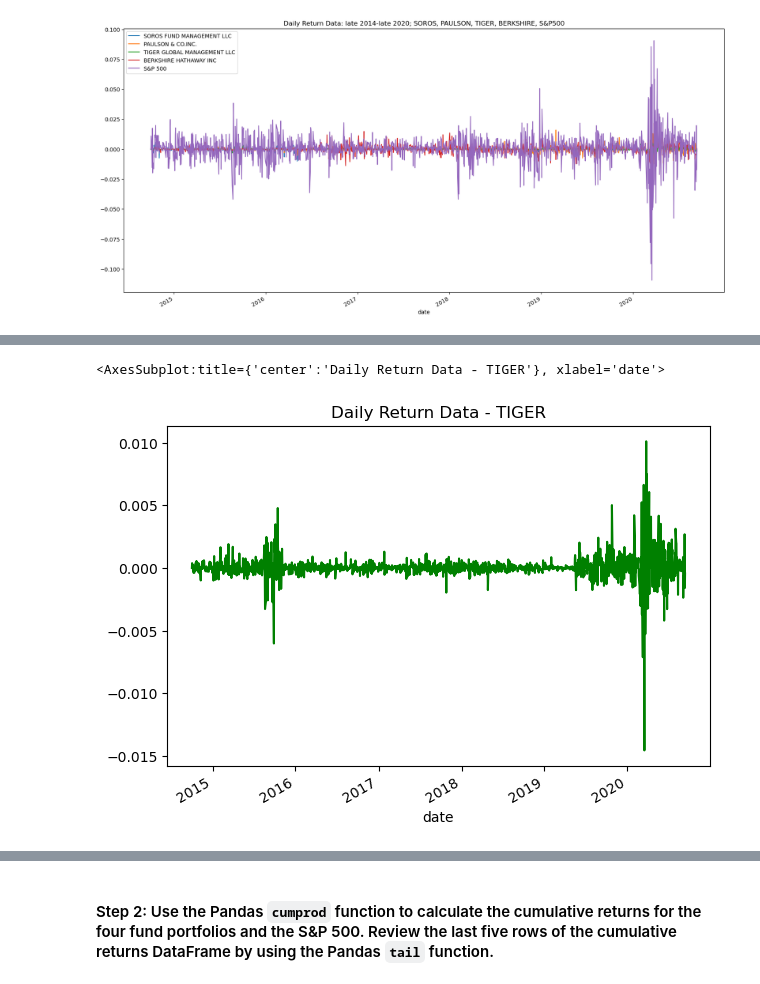
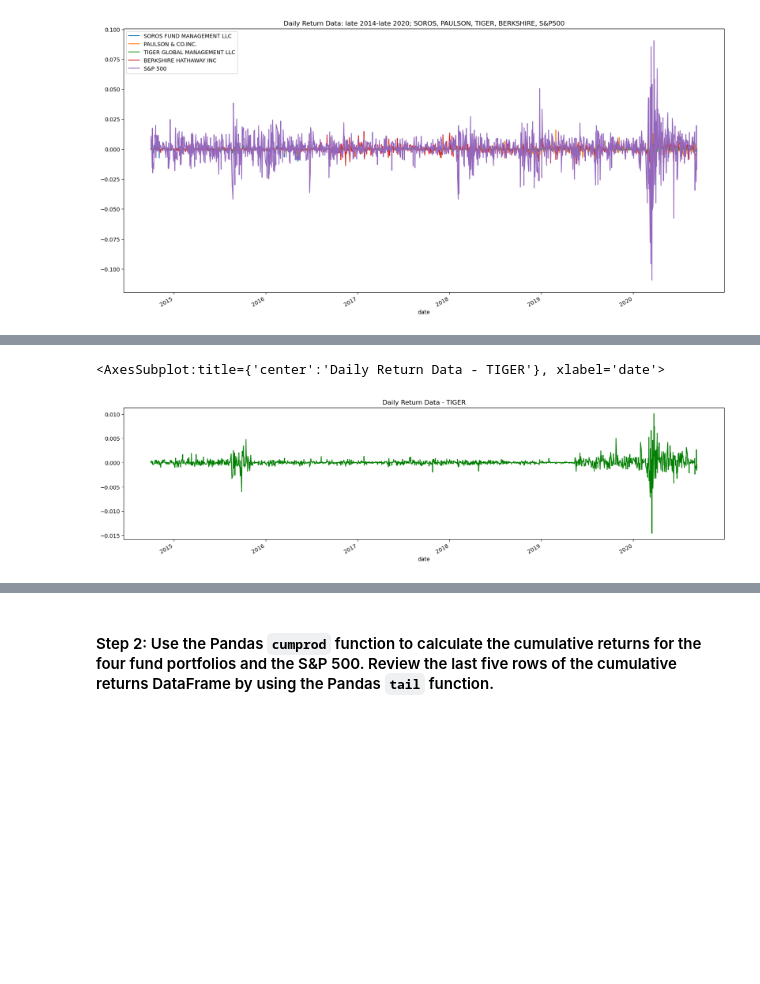
Before and after one commit to djohnst914/Risk_Analysis_Investment_Opportunities, a Jupyter notebook: risk_return_analysis.ipynb, the cells around one changed output, grey strips where cells are left out. Saved outputs shown, nothing was run; the diff lists cells and outputs as text; code cells hidden in the pictures; blank space fills up the shorter version.

```diff
--- a/risk_return_analysis.ipynb
+++ b/risk_return_analysis.ipynb
@@ -176,8 +176,8 @@ whale_navs_daily_returns_df["PAULSON & CO.INC."].plot(figsize=(7,5), title="Dail
 # %%
 # Plot Tiger for better visualization if needed
-whale_navs_daily_returns_df["TIGER GLOBAL MANAGEMENT LLC"].plot(figsize=(7,5), title="Daily Return Data - TIGER", color="green")
+whale_navs_daily_returns_df["TIGER GLOBAL MANAGEMENT LLC"].plot(figsize=(20,5), title="Daily Return Data - TIGER", color="green")
 # %% [output]
 <AxesSubplot:title={'center':'Daily Return Data - TIGER'}, xlabel='date'>
-[figure, old version]
+[figure, new version]
 # %%
 # Plot Berkshire for better visualization if needed
```
Also changed, not shown: parts of 8 cells of this notebook.
